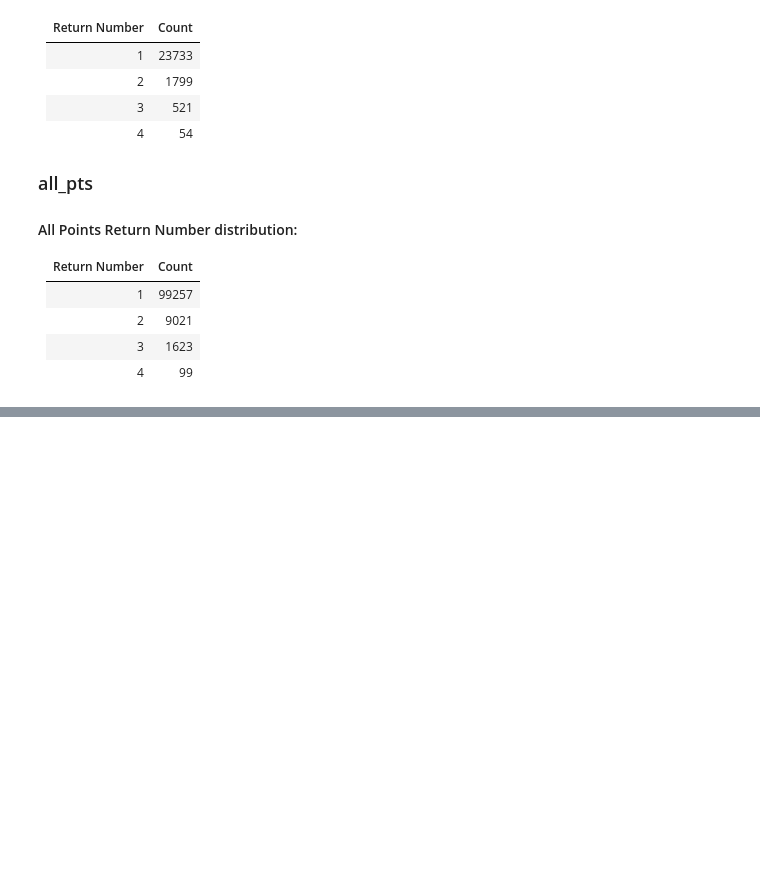
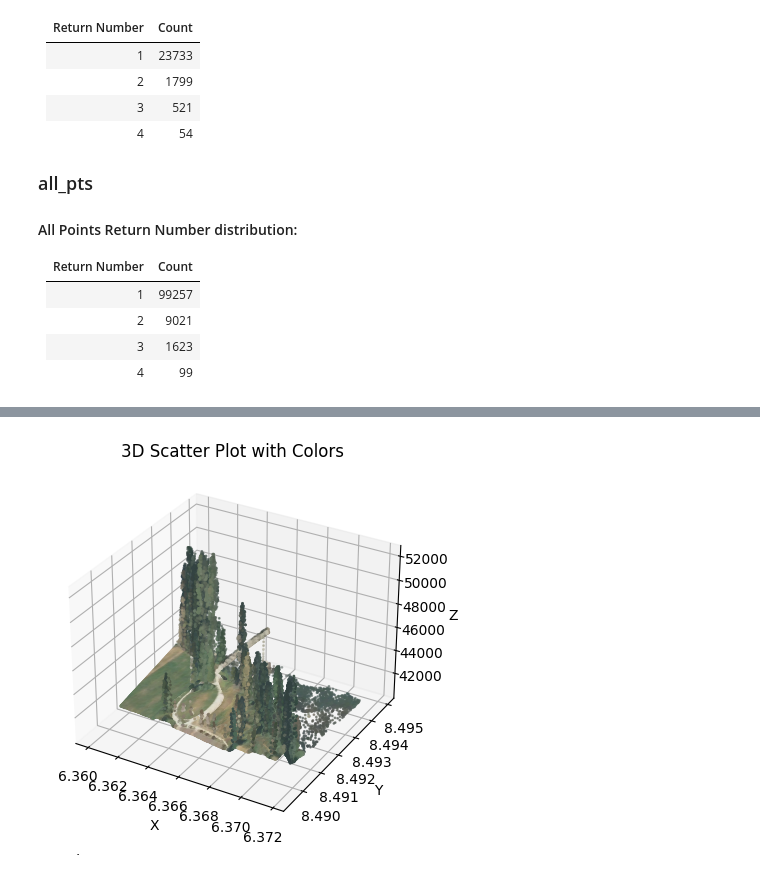
Before and after one commit to Hermann-web/LAS_Converter, a Jupyter notebook: test.ipynb, the cells around one changed output, grey strips where cells are left out. Saved outputs shown, nothing was run; the diff lists cells and outputs as text; code cells hidden in the pictures; blank space fills up the shorter version.

```diff
--- a/test.ipynb
+++ b/test.ipynb
@@ -247,0 +540,26 @@ print(np.unique(infile.classification))
+# %%
+def show_3d_with_colors(point_data):
+  # check if there are color data present
+  col_att = []
+  if len(set(["red", "green", "blue"]) - set(point_data.columns))==0: col_att = ["red", "green", "blue"]
+  elif len(set(["intensity"]) - set(point_data.columns))==0: col_att = ["intensity"]
+
+  # Plot a 3D scatter plot of X, Y, Z coordinates with colors
+  fig = plt.figure()
+  ax = fig.add_subplot(111, projection="3d")
+  ax.scatter(
+      point_data["X"],
+      point_data["Y"],
+      point_data["Z"],
+      c=point_data[col_att].values / 255,  # Normalize RGB values
+      s=1
+  )
+  ax.set_xlabel("X")
+  ax.set_ylabel("Y")
+  ax.set_zlabel("Z")
+  ax.set_title("3D Scatter Plot with Colors")
+  plt.show()
+
+show_3d_with_colors(point_data)
+# %% [output]
+[figure, added]
```
Also changed, not shown: parts of 52 cells of this notebook.
